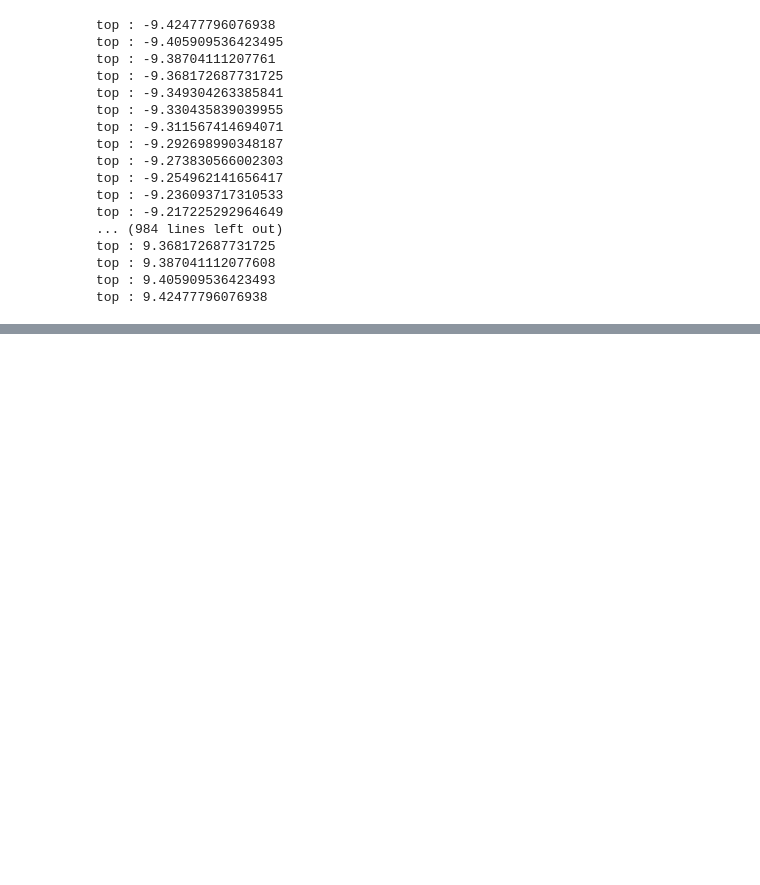
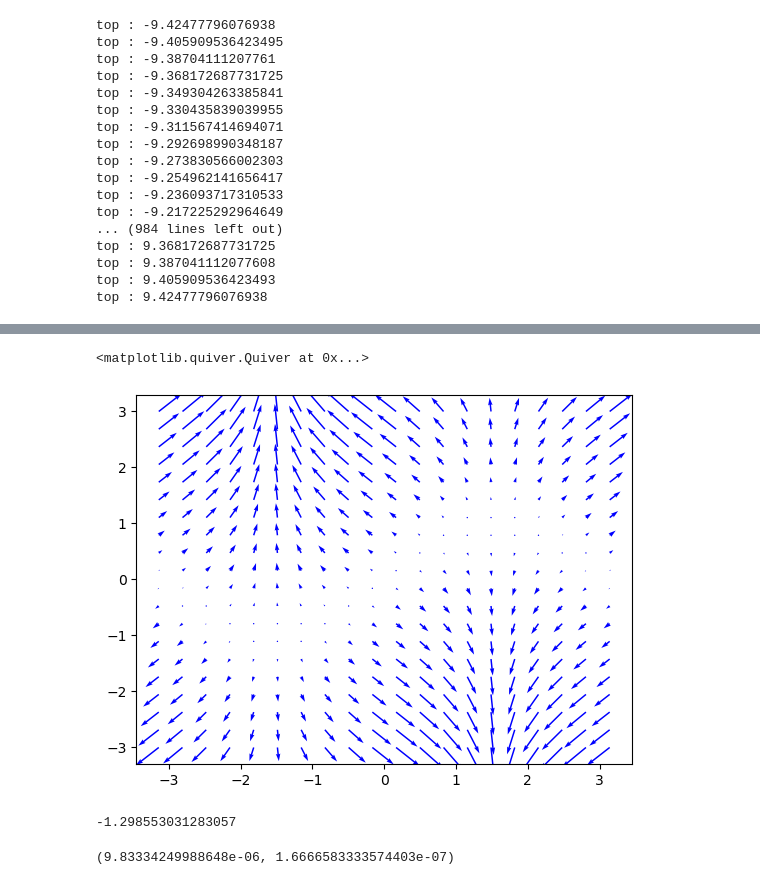
Before and after one commit to J-Hermant/Nesterov_Acceleration_Aiming_Condition, a Jupyter notebook: bad_corr_gd_better.ipynb, the cells around one changed output, grey strips where cells are left out. Cells and saved outputs as stored; diff of their text form; code cells hidden in the pictures; blank space fills up the shorter version.

```diff
--- a/bad_corr_gd_better.ipynb
+++ b/bad_corr_gd_better.ipynb
@@ -352,0 +586,18 @@ L
+# %%
+x = np.linspace(-np.pi, np.pi, 20)
+y = np.linspace(-3, 3, 20)
+X, Y = np.meshgrid(x, y)
+Z = F(X, Y,epsilon)
+U, V = grad_F(X, Y, epsilon)
+plt.quiver(X, Y, U, V, angles="xy", color="blue")
+# %% [output]
+<matplotlib.quiver.Quiver at 0x...>
+[figure, added]
+# %%
+U.min()
+# %% [output]
+-1.298553031283057
+# %%
+grad_F(0.01, 0.01, epsilon)
+# %% [output]
+(9.83334249988648e-06, 1.6666583333574403e-07)
```
Also changed, not shown: parts of 9 cells of this notebook.
